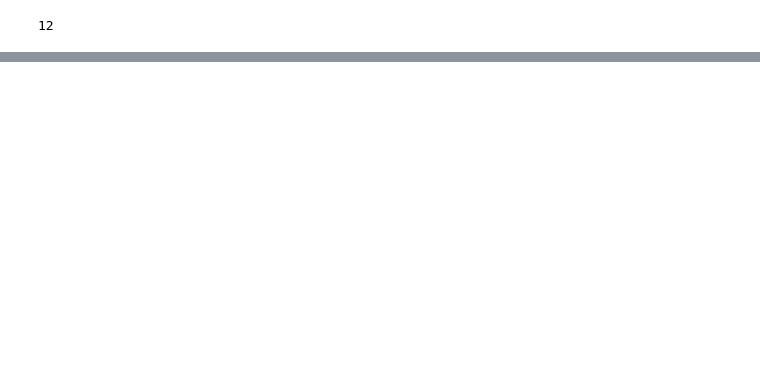
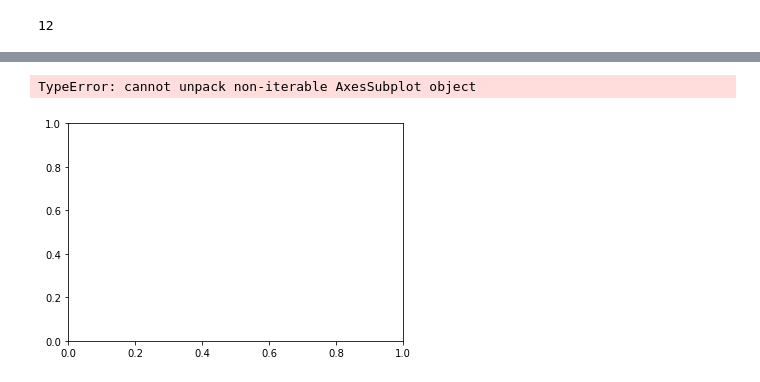
Before and after one commit to leckieje/fair_weather_cyclists, a Jupyter notebook: bike_weather_20.ipynb, the cells around one changed output, grey strips where cells are left out. Saved outputs shown, nothing was run; the diff lists cells and outputs as text; code cells hidden in the pictures; blank space fills up the shorter version.

Commit message:
updates to weather data

```diff
--- a/bike_weather_20.ipynb
+++ b/bike_weather_20.ipynb
@@ -96,0 +127,11 @@ ax.hist(bike_trips['starttime'], bins=365);
+# %%
+weather_df = pd.read_csv('/Users/jonleckie/Desktop/DSI_all/capstones/capstone_one/2019_2020_daily_weather.csv')
+# %%
+weather_df['DATE'] = pd.to_datetime(weather_fm15['DATE'])
+
+weather_df['DAY'] = weather_fm15['DATE'].dt.day
+weather_df['MONTH'] = weather_fm15['DATE'].dt.month
+weather_df['YEAR'] = weather_fm15['DATE'].dt.year
+weather_df['DAY_OF_WEEK'] = weather_fm15['DATE'].dt.dayofweek
+
+weather_df.head()
@@ -96,0 +148,3 @@ ax.hist(bike_trips['starttime'], bins=365);
+# %%
+weather_fm15 = weather_df.loc[(weather_df['REPORT_TYPE'] == 'FM-15') & (weather_df['YEAR'] == 2020)]
+weather_fm15.info()
@@ -96,0 +181,11 @@ ax.hist(bike_trips['starttime'], bins=365);
+# %%
+fig, ax = plt.subplot()
+
+x = weather_fm15['DATE']
+
+ax.plot(x, weather_fm15['TMP'])
+ax.plot(x, weather_fm15['AA1'])
+ax.plot(x, weather_fm15['AL1'])
+# %% [output]
+TypeError: cannot unpack non-iterable AxesSubplot object
+[figure, added]
```
Also changed, not shown: parts of 26 cells of this notebook.
